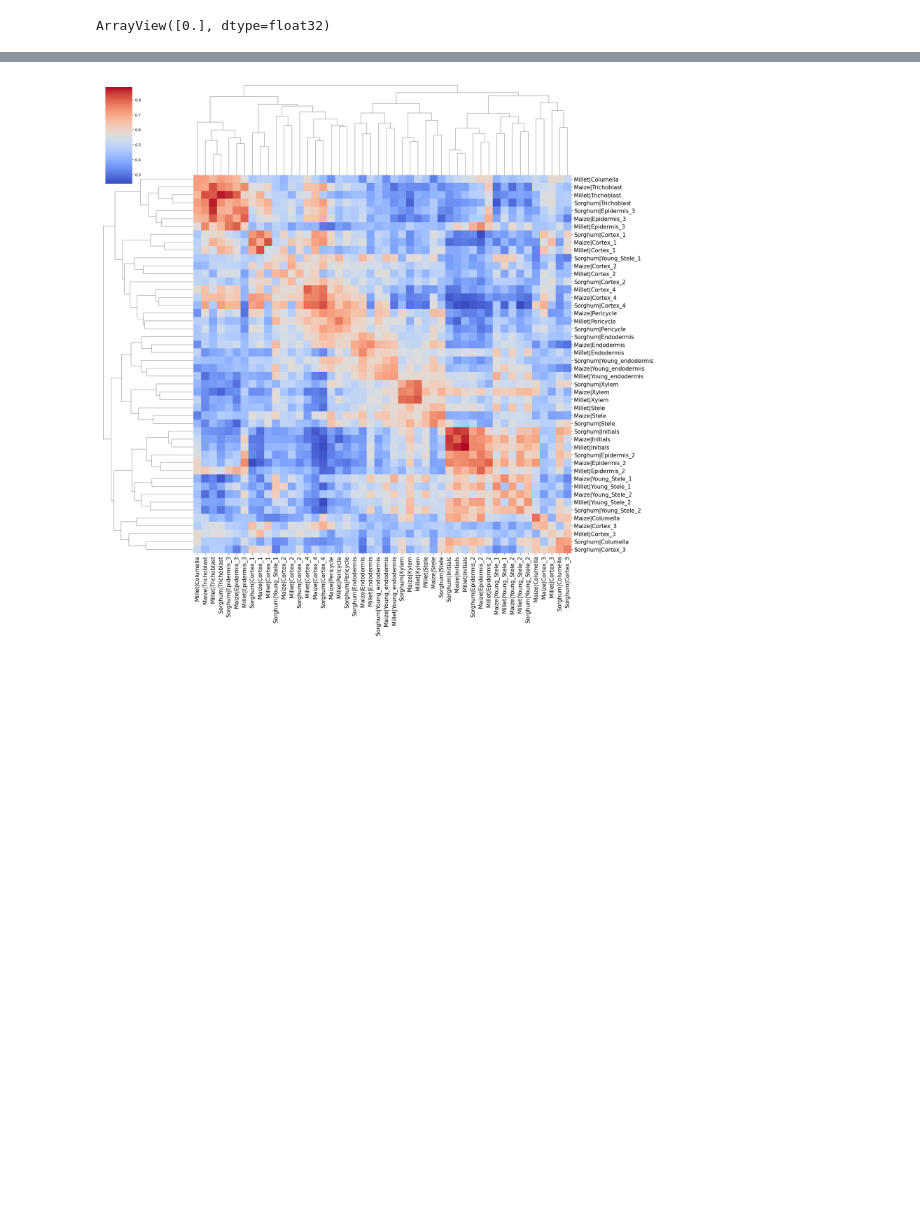
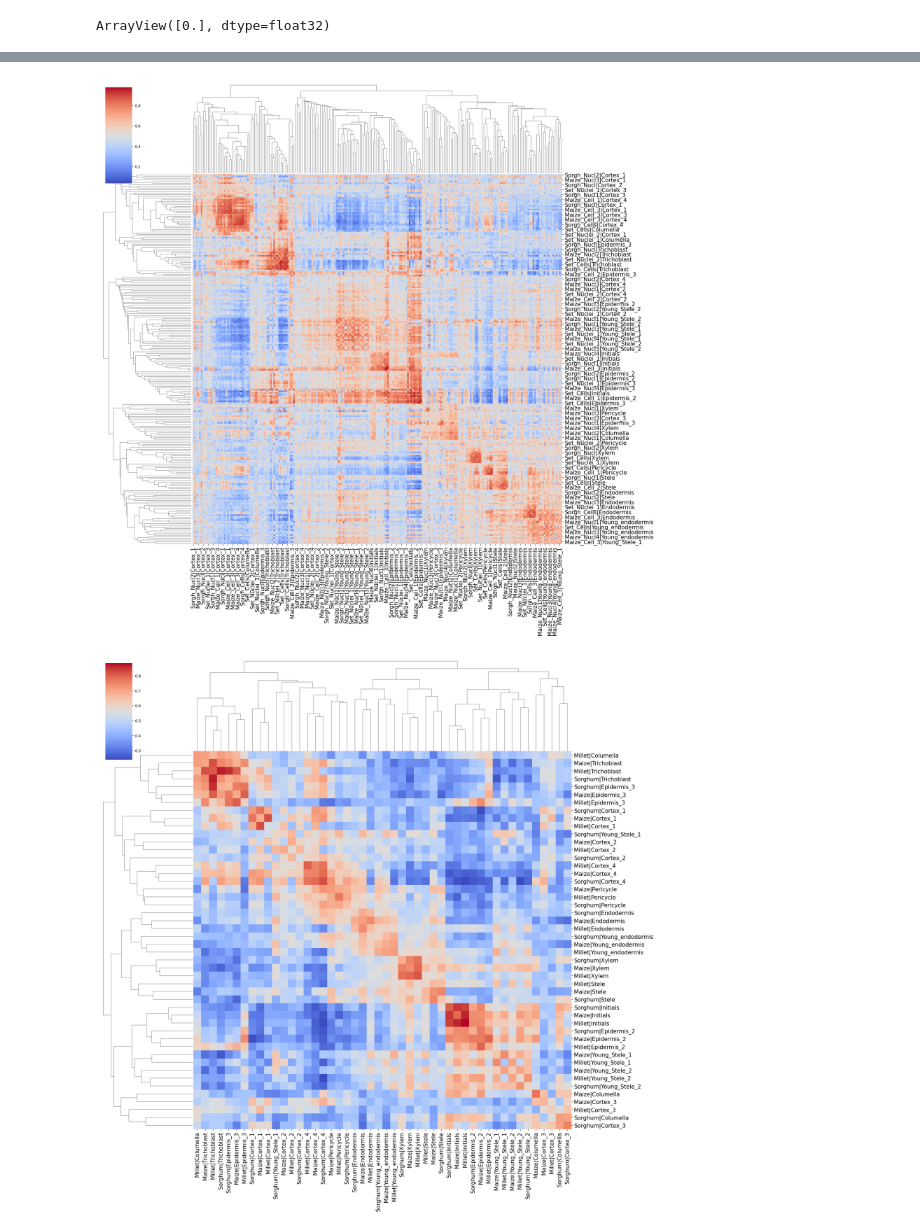
Before and after one commit to mikepassal/Bruno_and_Ken_Maize_Sorghum_Millet, a Jupyter notebook: unintegrated_Data_metaneighbor_robustness.ipynb, the cells around one changed output, grey strips where cells are left out. Cells and saved outputs as stored; diff of their text form; code cells hidden in the pictures; blank space fills up the shorter version.

```diff
--- a/unintegrated_Data_metaneighbor_robustness.ipynb
+++ b/unintegrated_Data_metaneighbor_robustness.ipynb
@@ -196,5 +208,12 @@ norm_data.obs
 # %%
 fully_seperated_data = norm_data.copy()
+# %%
+pymn.variableGenes(norm_data,study_col = 'Batch')
+pymn.MetaNeighborUS(norm_data,study_col = 'Batch',ct_col = 'Cell Cluster Annotation')
+g = pymn.plotMetaNeighborUS(norm_data,figsize = (20,20),cmap = 'coolwarm',fontsize = 15,show = False,)
+#g.savefig('/home/passala/Gene_duplication_project/Code/Bruno_maize_sorghum_project/Figures/new_data_only_across_species.jpg')
+# %% [output]
+[figure, added]
 # %%
 pymn.variableGenes(norm_data,study_col = 'Species')
 pymn.MetaNeighborUS(norm_data,study_col = 'Species',ct_col = 'Cell Cluster Annotation')
```
Also changed, not shown: parts of 11 cells of this notebook.
